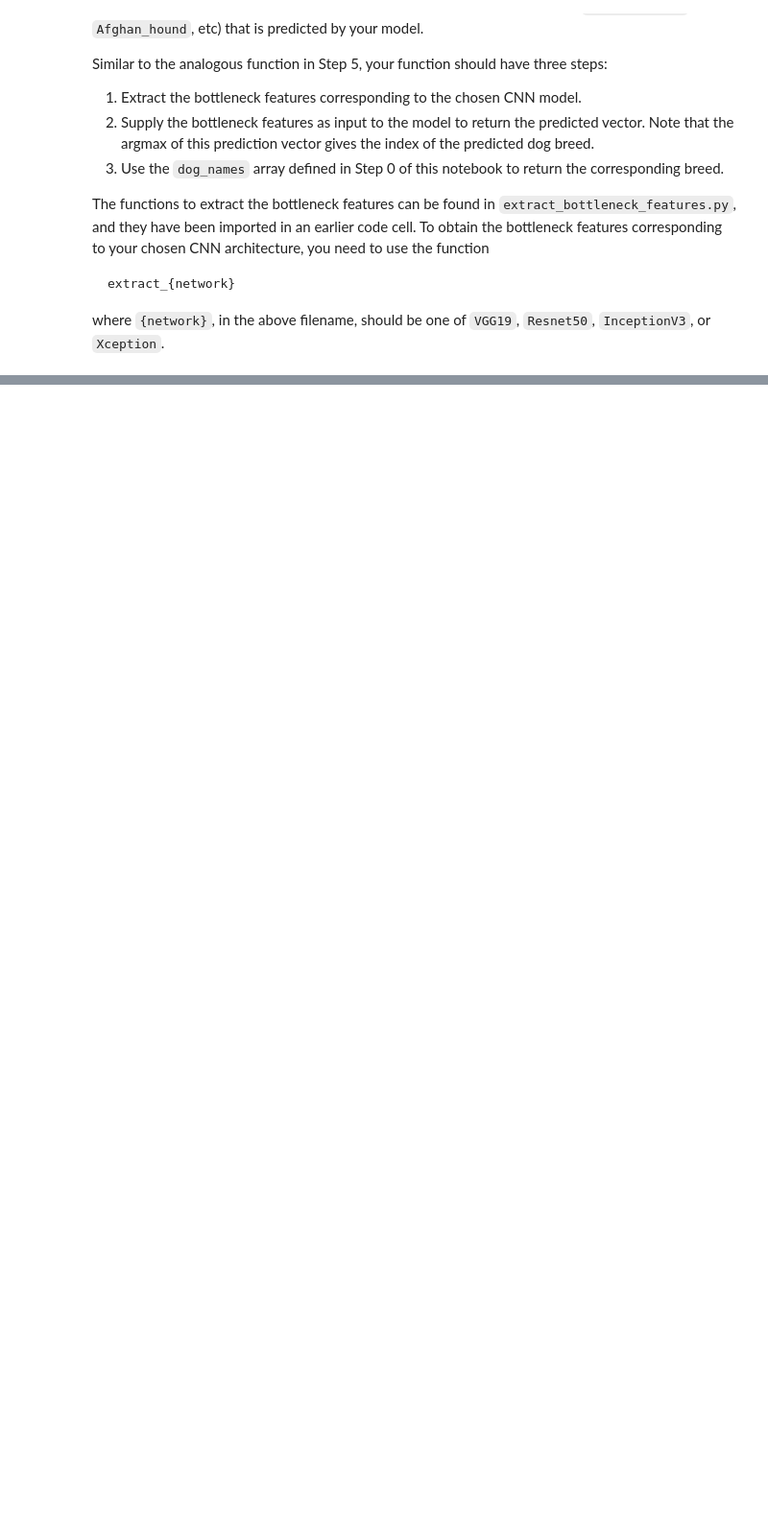
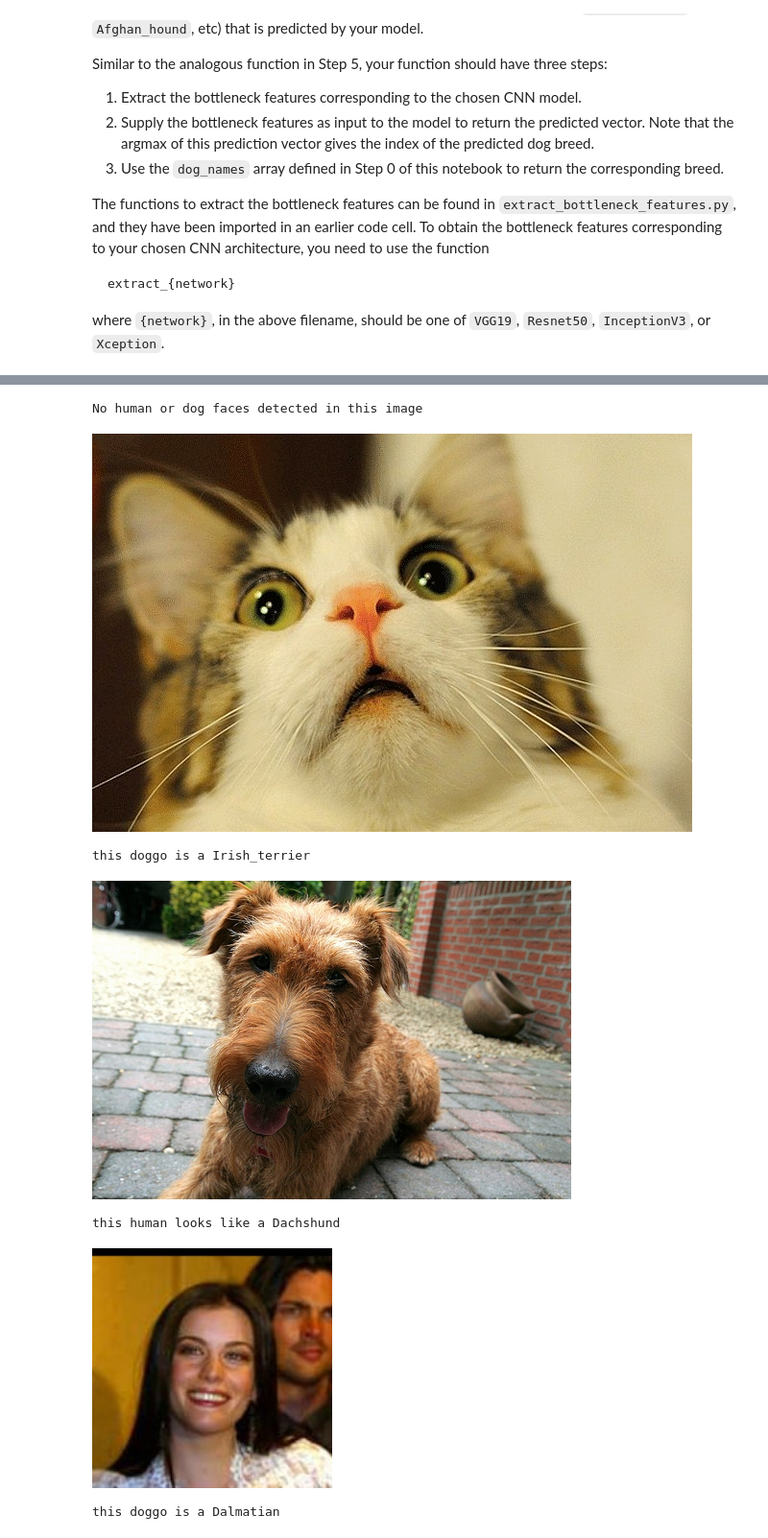
Before and after one commit to zarp/AIND-Dog-Breed-Classifier, a Jupyter notebook: dog_app.ipynb, the cells around one changed output, grey strips where cells are left out. Shown at 96% size. Drawn from its saved outputs; the diff is of its cells as text; code cells hidden in the pictures; blank space fills up the shorter version.

```diff
--- a/dog_app.ipynb
+++ b/dog_app.ipynb
@@ -549,4 +786,26 @@ __Answer:__
 # %%
 ## TODO: Execute your algorithm from Step 6 on
 ## at least 6 images on your computer.
 ## Feel free to use as many code cells as needed.
+from random import randint
+
+cat_image = "faces-all-cat-owners-will-recognize-2-16795-1430432583-6_dblbig.jpg"
+on_the_internet_nobody_knows_ur_a_dog(cat_image)
+display(Image(filename=cat_image))
+
+for _ in range(3):
+    img_dog = test_files[randint(0,len(test_files)-1)]
+    on_the_internet_nobody_knows_ur_a_dog(img_dog)
+    display(Image(filename=img_dog))
+
+    img_human = human_files[randint(0,len(human_files)-1)]
+    on_the_internet_nobody_knows_ur_a_dog(img_human)
+    display(Image(filename=img_human))
+# %% [output]
+No human or dog faces detected in this image
+[figure, added]
+this doggo is a Irish_terrier
+[figure, added]
+this human looks like a Dachshund
+[figure, added]
+this doggo is a Dalmatian
```
Also changed, not shown: parts of 32 cells of this notebook, 2 other files.
